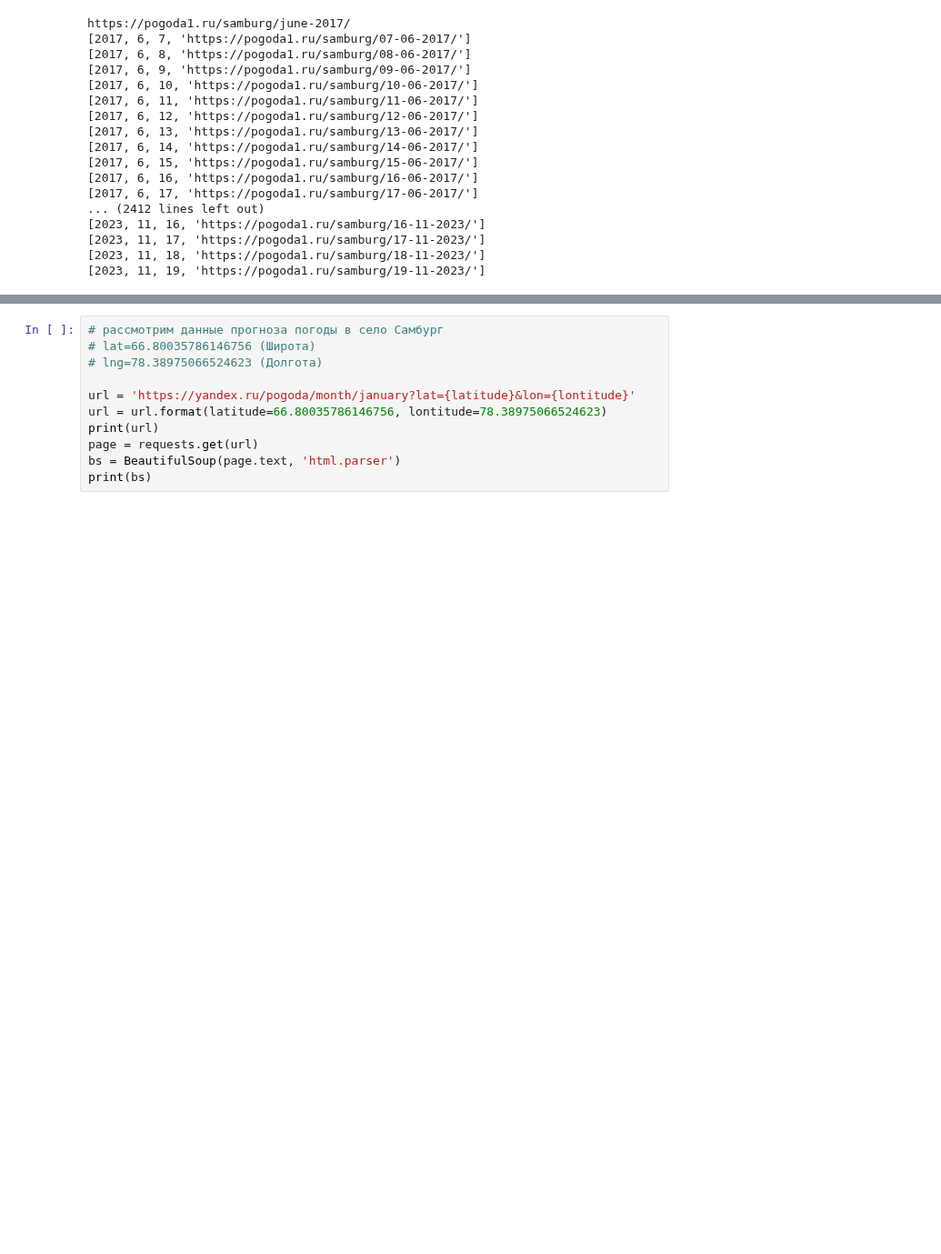
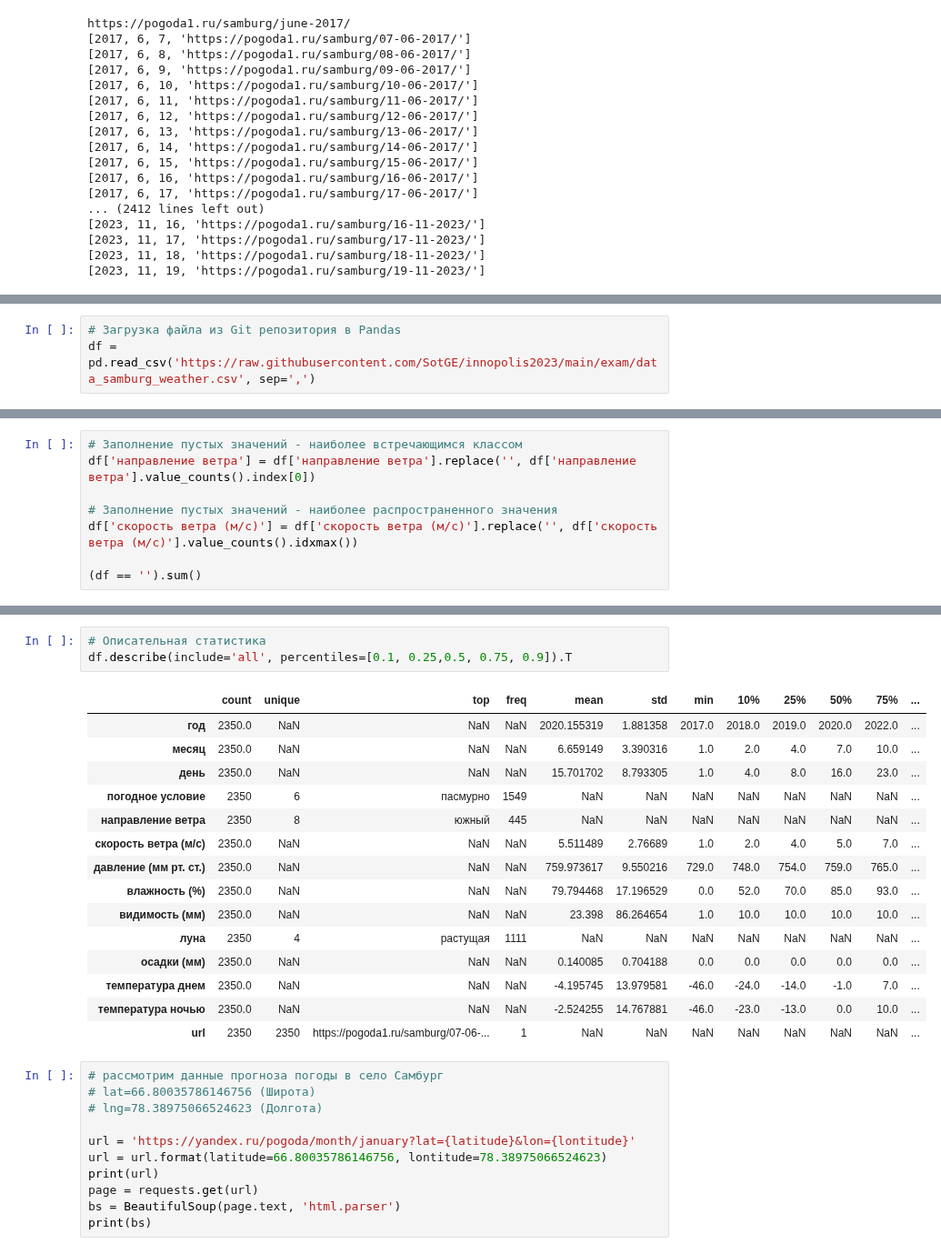
Before and after one commit to SotGE/innopolis2023, a Jupyter notebook: exam/exam.ipynb, the cells around one changed output, grey strips where cells are left out. Shown at 91% size. Cells and saved outputs as stored; diff of their text form; blank space fills up the shorter version.

Commit message:
exam

```diff
--- a/exam/exam.ipynb
+++ b/exam/exam.ipynb
@@ -204,0 +253,3 @@ TypeError: 'NoneType' object is not subscriptable
+# %%
+# Загрузка файла из Git репозитория в Pandas
+df = pd.read_csv('https://raw.githubusercontent.com/SotGE/innopolis2023/main/exam/data_samburg_weather.csv', sep=',')
@@ -204,0 +301,8 @@ TypeError: 'NoneType' object is not subscriptable
+# %%
+# Заполнение пустых значений - наиболее встречающимся классом
+df['направление ветра'] = df['направление ветра'].replace('', df['направление ветра'].value_counts().index[0])
+
+# Заполнение пустых значений - наиболее распространенного значения
+df['скорость ветра (м/с)'] = df['скорость ветра (м/с)'].replace('', df['скорость ветра (м/с)'].value_counts().idxmax())
+
+(df == '').sum()
@@ -205,3 +363,22 @@ TypeError: 'NoneType' object is not subscriptable
+# %%
+# Описательная статистика
+df.describe(include='all', percentiles=[0.1, 0.25,0.5, 0.75, 0.9]).T
+# %% [output]
+|  | count | unique | top | freq | mean | std | min | 10% | 25% | 50% | 75% | ... |
+| год | 2350.0 | NaN | NaN | NaN | 2020.155319 | 1.881358 | 2017.0 | 2018.0 | 2019.0 | 2020.0 | 2022.0 | ... |
+| месяц | 2350.0 | NaN | NaN | NaN | 6.659149 | 3.390316 | 1.0 | 2.0 | 4.0 | 7.0 | 10.0 | ... |
+| день | 2350.0 | NaN | NaN | NaN | 15.701702 | 8.793305 | 1.0 | 4.0 | 8.0 | 16.0 | 23.0 | ... |
+| погодное условие | 2350 | 6 | пасмурно | 1549 | NaN | NaN | NaN | NaN | NaN | NaN | NaN | ... |
+| направление ветра | 2350 | 8 | южный | 445 | NaN | NaN | NaN | NaN | NaN | NaN | NaN | ... |
+| скорость ветра (м/с) | 2350.0 | NaN | NaN | NaN | 5.511489 | 2.76689 | 1.0 | 2.0 | 4.0 | 5.0 | 7.0 | ... |
+| давление (мм рт. ст.) | 2350.0 | NaN | NaN | NaN | 759.973617 | 9.550216 | 729.0 | 748.0 | 754.0 | 759.0 | 765.0 | ... |
+| влажность (%) | 2350.0 | NaN | NaN | NaN | 79.794468 | 17.196529 | 0.0 | 52.0 | 70.0 | 85.0 | 93.0 | ... |
+| видимость (мм) | 2350.0 | NaN | NaN | NaN | 23.398 | 86.264654 | 1.0 | 10.0 | 10.0 | 10.0 | 10.0 | ... |
+| луна | 2350 | 4 | растущая | 1111 | NaN | NaN | NaN | NaN | NaN | NaN | NaN | ... |
+| осадки (мм) | 2350.0 | NaN | NaN | NaN | 0.140085 | 0.704188 | 0.0 | 0.0 | 0.0 | 0.0 | 0.0 | ... |
+| температура днем | 2350.0 | NaN | NaN | NaN | -4.195745 | 13.979581 | -46.0 | -24.0 | -14.0 | -1.0 | 7.0 | ... |
+| температура ночью | 2350.0 | NaN | NaN | NaN | -2.524255 | 14.767881 | -46.0 | -23.0 | -13.0 | 0.0 | 10.0 | ... |
+| url | 2350 | 2350 | https://pogoda1.ru/samburg/07-06-... | 1 | NaN | NaN | NaN | NaN | NaN | NaN | NaN | ... |
 # %%
 # рассмотрим данные прогноза погоды в село Самбург
 # lat=66.80035786146756 (Широта)
```
Also changed, not shown: parts of 8 cells of this notebook, 1 other file.
